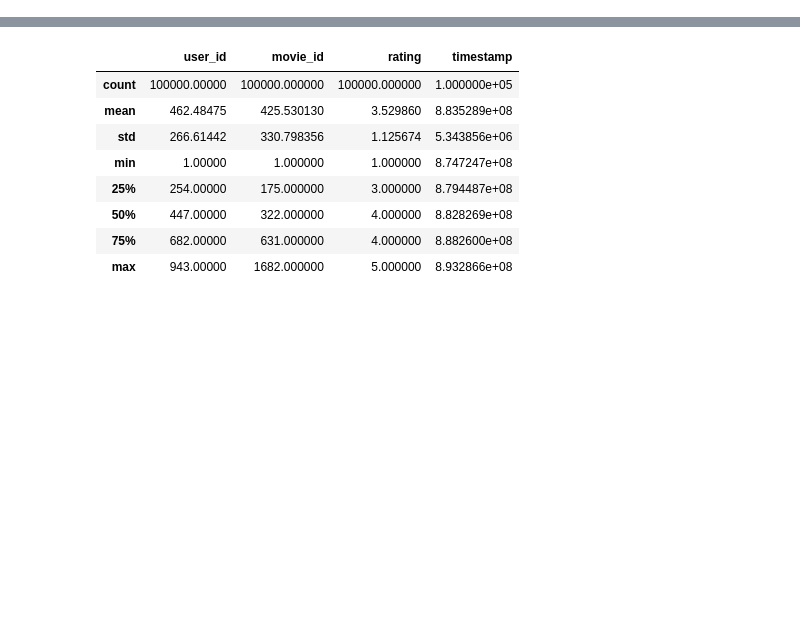
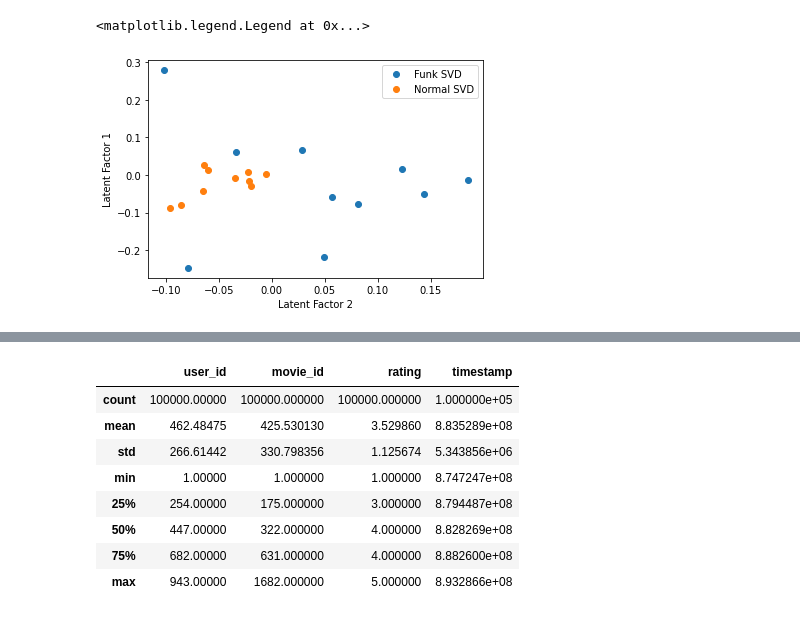
Before and after one commit to MarioCSilva/SVD_Movie_Recommender, a Jupyter notebook: Recommender_SVD.ipynb, the cells around one changed output, grey strips where cells are left out. Saved outputs shown, nothing was run; the diff lists cells and outputs as text; code cells hidden in the pictures; blank space fills up the shorter version.

Commit message:
added plots

```diff
--- a/Recommender_SVD.ipynb
+++ b/Recommender_SVD.ipynb
@@ -4,0 +9,22 @@ import numpy as np
+# %%
+from funk_svd.dataset import fetch_ml_ratings
+from funk_svd import SVD
+
+from sklearn.metrics import mean_absolute_error
+
+
+df = fetch_ml_ratings(variant='100k')
+
+train = df.sample(frac=0.8, random_state=7)
+val = df.drop(train.index.tolist()).sample(frac=0.5, random_state=8)
+test = df.drop(train.index.tolist()).drop(val.index.tolist())
+
+svd = SVD(lr=0.001, reg=0.005, n_epochs=100, n_factors=15, early_stopping=True,
+          shuffle=False, min_rating=1, max_rating=5)
+
+svd.fit(X=train, X_val=val)
+
+pred = svd.predict(test)
+mae = mean_absolute_error(test['rating'], pred)
+
+print(f'Test MAE: {mae:.2f}')
@@ -4,0 +49,9 @@ import numpy as np
+# %%
+plt.plot(svd.qi_[:10,0], svd.qi_[:10,1], 'o', label="Funk SVD")
+plt.plot(V.T[:10,0], V.T[:10,1], 'o', label="Normal SVD")
+plt.ylabel("Latent Factor 1")
+plt.xlabel("Latent Factor 2")
+plt.legend()
+# %% [output]
+<matplotlib.legend.Legend at 0x...>
+[figure, added]
```
Also changed, not shown: parts of 3 cells of this notebook.
